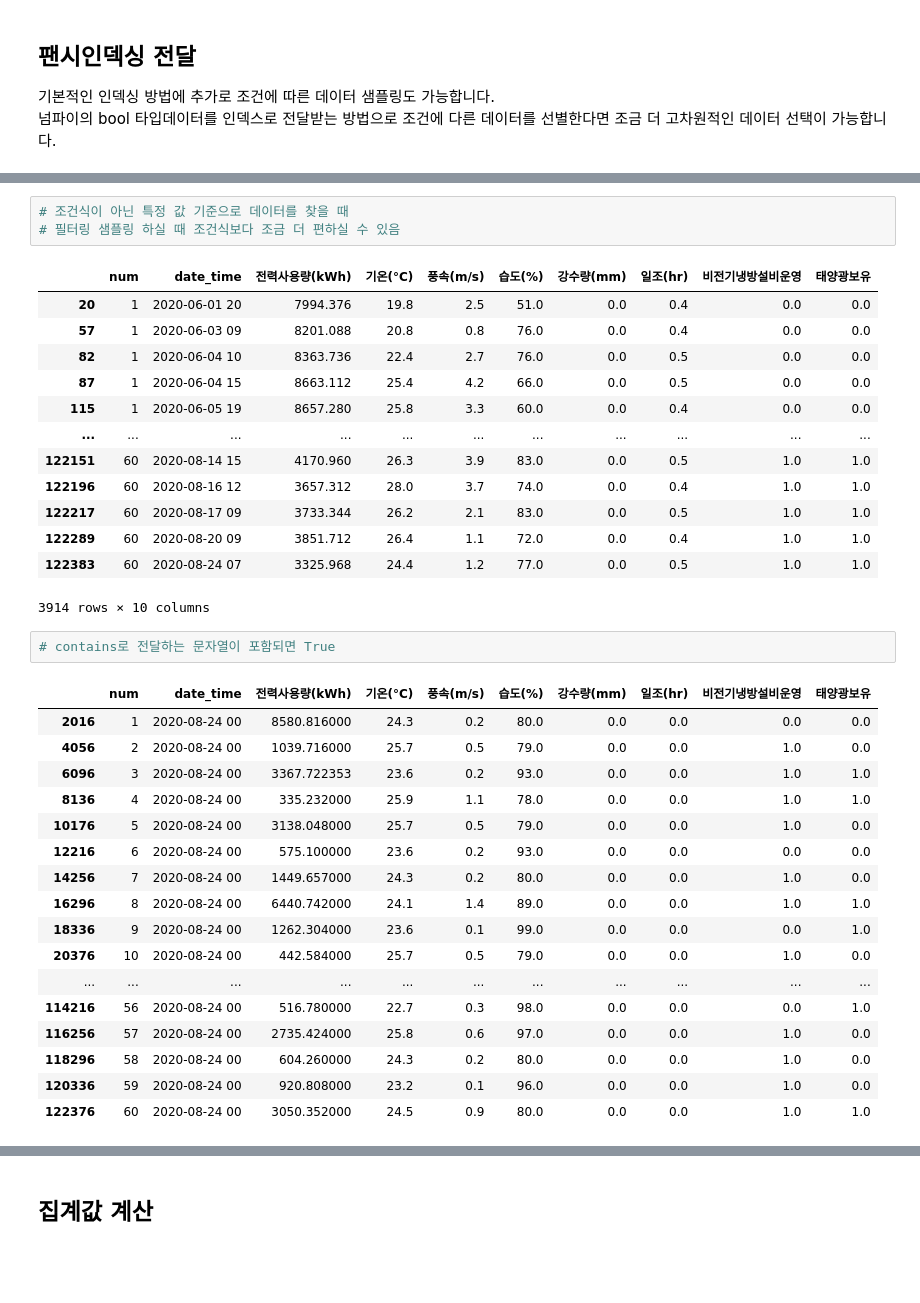
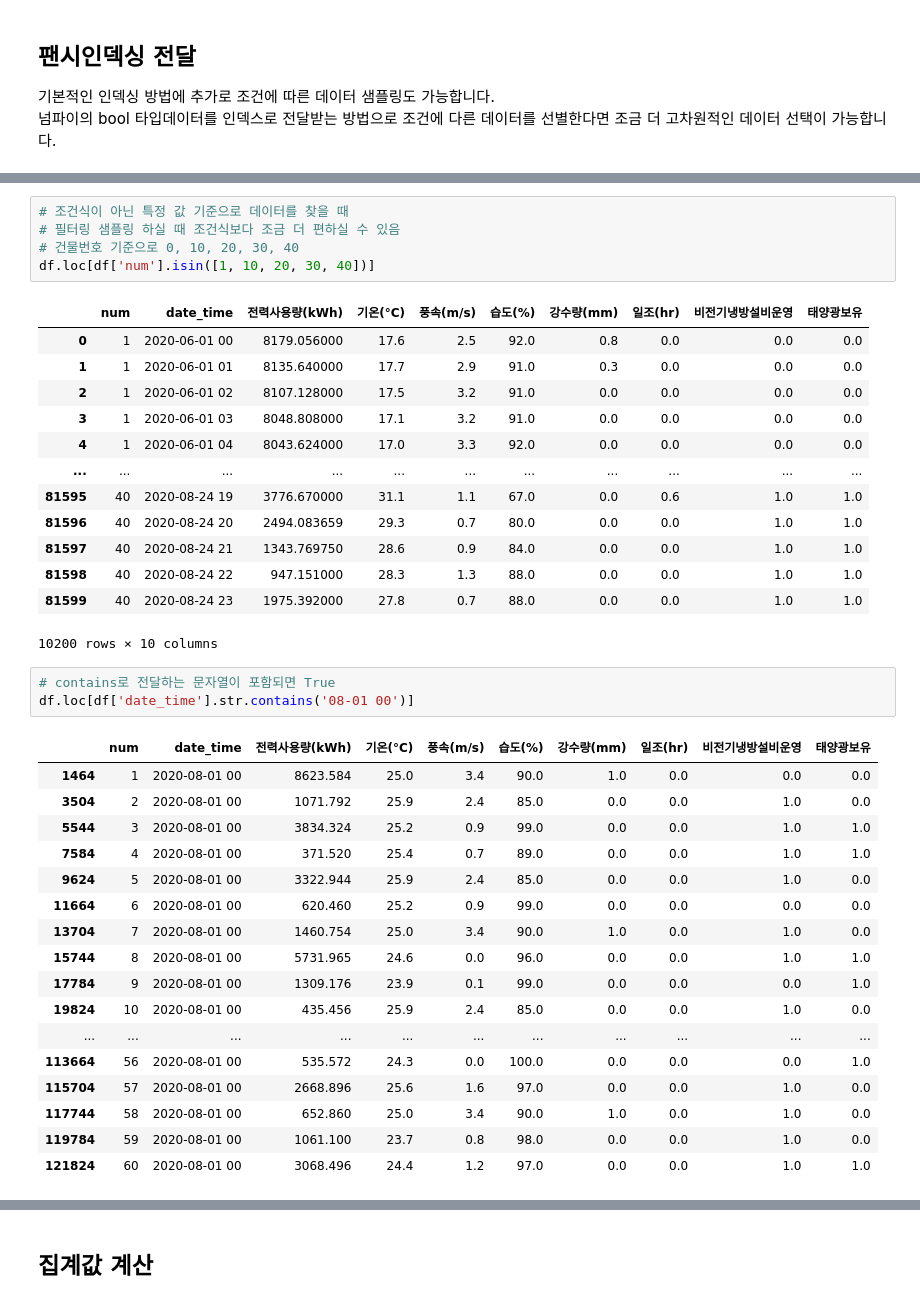
Before and after one commit to overgroove/samsung_ML, a Jupyter notebook: 03_package_pandas.ipynb, the cells around one changed output, grey strips where cells are left out. Drawn from its saved outputs; the diff is of its cells as text; blank space fills up the shorter version.

```diff
--- a/03_package_pandas.ipynb
+++ b/03_package_pandas.ipynb
@@ -474,39 +565,42 @@ Name: 전력사용량(kWh), Length: 122400, dtype: float64
 # %%
 # 조건식이 아닌 특정 값 기준으로 데이터를 찾을 때
 # 필터링 샘플링 하실 때 조건식보다 조금 더 편하실 수 있음
+# 건물번호 기준으로 0, 10, 20, 30, 40
+df.loc[df['num'].isin([1, 10, 20, 30, 40])]
 # %% [output]
 |  | num | date_time | 전력사용량(kWh) | 기온(°C) | 풍속(m/s) | 습도(%) | 강수량(mm) | 일조(hr) | 비전기냉방설비운영 | 태양광보유 |
-| 20 | 1 | 2020-06-01 20 | 7994.376 | 19.8 | 2.5 | 51.0 | 0.0 | 0.4 | 0.0 | 0.0 |
-| 57 | 1 | 2020-06-03 09 | 8201.088 | 20.8 | 0.8 | 76.0 | 0.0 | 0.4 | 0.0 | 0.0 |
-| 82 | 1 | 2020-06-04 10 | 8363.736 | 22.4 | 2.7 | 76.0 | 0.0 | 0.5 | 0.0 | 0.0 |
-| 87 | 1 | 2020-06-04 15 | 8663.112 | 25.4 | 4.2 | 66.0 | 0.0 | 0.5 | 0.0 | 0.0 |
-| 115 | 1 | 2020-06-05 19 | 8657.280 | 25.8 | 3.3 | 60.0 | 0.0 | 0.4 | 0.0 | 0.0 |
+| 0 | 1 | 2020-06-01 00 | 8179.056000 | 17.6 | 2.5 | 92.0 | 0.8 | 0.0 | 0.0 | 0.0 |
+| 1 | 1 | 2020-06-01 01 | 8135.640000 | 17.7 | 2.9 | 91.0 | 0.3 | 0.0 | 0.0 | 0.0 |
+| 2 | 1 | 2020-06-01 02 | 8107.128000 | 17.5 | 3.2 | 91.0 | 0.0 | 0.0 | 0.0 | 0.0 |
+| 3 | 1 | 2020-06-01 03 | 8048.808000 | 17.1 | 3.2 | 91.0 | 0.0 | 0.0 | 0.0 | 0.0 |
+| 4 | 1 | 2020-06-01 04 | 8043.624000 | 17.0 | 3.3 | 92.0 | 0.0 | 0.0 | 0.0 | 0.0 |
 | ... | ... | ... | ... | ... | ... | ... | ... | ... | ... | ... |
-| 122151 | 60 | 2020-08-14 15 | 4170.960 | 26.3 | 3.9 | 83.0 | 0.0 | 0.5 | 1.0 | 1.0 |
-| 122196 | 60 | 2020-08-16 12 | 3657.312 | 28.0 | 3.7 | 74.0 | 0.0 | 0.4 | 1.0 | 1.0 |
-| 122217 | 60 | 2020-08-17 09 | 3733.344 | 26.2 | 2.1 | 83.0 | 0.0 | 0.5 | 1.0 | 1.0 |
-| 122289 | 60 | 2020-08-20 09 | 3851.712 | 26.4 | 1.1 | 72.0 | 0.0 | 0.4 | 1.0 | 1.0 |
-| 122383 | 60 | 2020-08-24 07 | 3325.968 | 24.4 | 1.2 | 77.0 | 0.0 | 0.5 | 1.0 | 1.0 |
+| 81595 | 40 | 2020-08-24 19 | 3776.670000 | 31.1 | 1.1 | 67.0 | 0.0 | 0.6 | 1.0 | 1.0 |
+| 81596 | 40 | 2020-08-24 20 | 2494.083659 | 29.3 | 0.7 | 80.0 | 0.0 | 0.0 | 1.0 | 1.0 |
+| 81597 | 40 | 2020-08-24 21 | 1343.769750 | 28.6 | 0.9 | 84.0 | 0.0 | 0.0 | 1.0 | 1.0 |
+| 81598 | 40 | 2020-08-24 22 | 947.151000 | 28.3 | 1.3 | 88.0 | 0.0 | 0.0 | 1.0 | 1.0 |
+| 81599 | 40 | 2020-08-24 23 | 1975.392000 | 27.8 | 0.7 | 88.0 | 0.0 | 0.0 | 1.0 | 1.0 |
-3914 rows × 10 columns
+10200 rows × 10 columns
 # %%
 # contains로 전달하는 문자열이 포함되면 True
+df.loc[df['date_time'].str.contains('08-01 00')]
 # %% [output]
 |  | num | date_time | 전력사용량(kWh) | 기온(°C) | 풍속(m/s) | 습도(%) | 강수량(mm) | 일조(hr) | 비전기냉방설비운영 | 태양광보유 |
-| 2016 | 1 | 2020-08-24 00 | 8580.816000 | 24.3 | 0.2 | 80.0 | 0.0 | 0.0 | 0.0 | 0.0 |
-| 4056 | 2 | 2020-08-24 00 | 1039.716000 | 25.7 | 0.5 | 79.0 | 0.0 | 0.0 | 1.0 | 0.0 |
-| 6096 | 3 | 2020-08-24 00 | 3367.722353 | 23.6 | 0.2 | 93.0 | 0.0 | 0.0 | 1.0 | 1.0 |
-| 8136 | 4 | 2020-08-24 00 | 335.232000 | 25.9 | 1.1 | 78.0 | 0.0 | 0.0 | 1.0 | 1.0 |
-| 10176 | 5 | 2020-08-24 00 | 3138.048000 | 25.7 | 0.5 | 79.0 | 0.0 | 0.0 | 1.0 | 0.0 |
-| 12216 | 6 | 2020-08-24 00 | 575.100000 | 23.6 | 0.2 | 93.0 | 0.0 | 0.0 | 0.0 | 0.0 |
-| 14256 | 7 | 2020-08-24 00 | 1449.657000 | 24.3 | 0.2 | 80.0 | 0.0 | 0.0 | 1.0 | 0.0 |
-| 16296 | 8 | 2020-08-24 00 | 6440.742000 | 24.1 | 1.4 | 89.0 | 0.0 | 0.0 | 1.0 | 1.0 |
-| 18336 | 9 | 2020-08-24 00 | 1262.304000 | 23.6 | 0.1 | 99.0 | 0.0 | 0.0 | 0.0 | 1.0 |
-| 20376 | 10 | 2020-08-24 00 | 442.584000 | 25.7 | 0.5 | 79.0 | 0.0 | 0.0 | 1.0 | 0.0 |
+| 1464 | 1 | 2020-08-01 00 | 8623.584 | 25.0 | 3.4 | 90.0 | 1.0 | 0.0 | 0.0 | 0.0 |
+| 3504 | 2 | 2020-08-01 00 | 1071.792 | 25.9 | 2.4 | 85.0 | 0.0 | 0.0 | 1.0 | 0.0 |
+| 5544 | 3 | 2020-08-01 00 | 3834.324 | 25.2 | 0.9 | 99.0 | 0.0 | 0.0 | 1.0 | 1.0 |
+| 7584 | 4 | 2020-08-01 00 | 371.520 | 25.4 | 0.7 | 89.0 | 0.0 | 0.0 | 1.0 | 1.0 |
+| 9624 | 5 | 2020-08-01 00 | 3322.944 | 25.9 | 2.4 | 85.0 | 0.0 | 0.0 | 1.0 | 0.0 |
+| 11664 | 6 | 2020-08-01 00 | 620.460 | 25.2 | 0.9 | 99.0 | 0.0 | 0.0 | 0.0 | 0.0 |
+| 13704 | 7 | 2020-08-01 00 | 1460.754 | 25.0 | 3.4 | 90.0 | 1.0 | 0.0 | 1.0 | 0.0 |
+| 15744 | 8 | 2020-08-01 00 | 5731.965 | 24.6 | 0.0 | 96.0 | 0.0 | 0.0 | 1.0 | 1.0 |
+| 17784 | 9 | 2020-08-01 00 | 1309.176 | 23.9 | 0.1 | 99.0 | 0.0 | 0.0 | 0.0 | 1.0 |
+| 19824 | 10 | 2020-08-01 00 | 435.456 | 25.9 | 2.4 | 85.0 | 0.0 | 0.0 | 1.0 | 0.0 |
 | ... | ... | ... | ... | ... | ... | ... | ... | ... | ... | ... |
-| 114216 | 56 | 2020-08-24 00 | 516.780000 | 22.7 | 0.3 | 98.0 | 0.0 | 0.0 | 0.0 | 1.0 |
-| 116256 | 57 | 2020-08-24 00 | 2735.424000 | 25.8 | 0.6 | 97.0 | 0.0 | 0.0 | 1.0 | 0.0 |
-| 118296 | 58 | 2020-08-24 00 | 604.260000 | 24.3 | 0.2 | 80.0 | 0.0 | 0.0 | 1.0 | 0.0 |
-| 120336 | 59 | 2020-08-24 00 | 920.808000 | 23.2 | 0.1 | 96.0 | 0.0 | 0.0 | 1.0 | 0.0 |
-| 122376 | 60 | 2020-08-24 00 | 3050.352000 | 24.5 | 0.9 | 80.0 | 0.0 | 0.0 | 1.0 | 1.0 |
+| 113664 | 56 | 2020-08-01 00 | 535.572 | 24.3 | 0.0 | 100.0 | 0.0 | 0.0 | 0.0 | 1.0 |
+| 115704 | 57 | 2020-08-01 00 | 2668.896 | 25.6 | 1.6 | 97.0 | 0.0 | 0.0 | 1.0 | 0.0 |
+| 117744 | 58 | 2020-08-01 00 | 652.860 | 25.0 | 3.4 | 90.0 | 1.0 | 0.0 | 1.0 | 0.0 |
+| 119784 | 59 | 2020-08-01 00 | 1061.100 | 23.7 | 0.8 | 98.0 | 0.0 | 0.0 | 1.0 | 0.0 |
+| 121824 | 60 | 2020-08-01 00 | 3068.496 | 24.4 | 1.2 | 97.0 | 0.0 | 0.0 | 1.0 | 1.0 |
 # %%
 # 랜덤한 샘플의 수 혹은 비율에 따른 선별 방법
```
Also changed, not shown: parts of 86 cells of this notebook.
